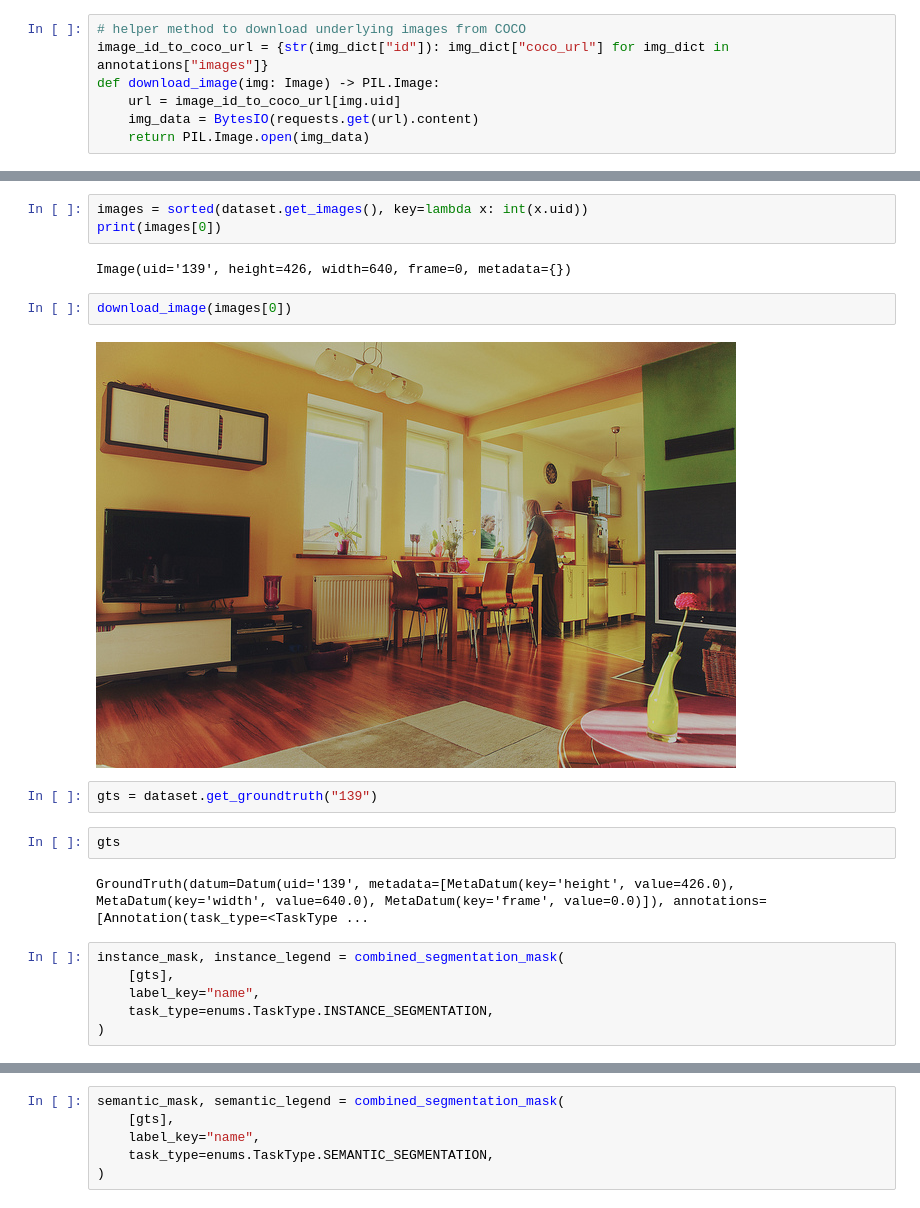
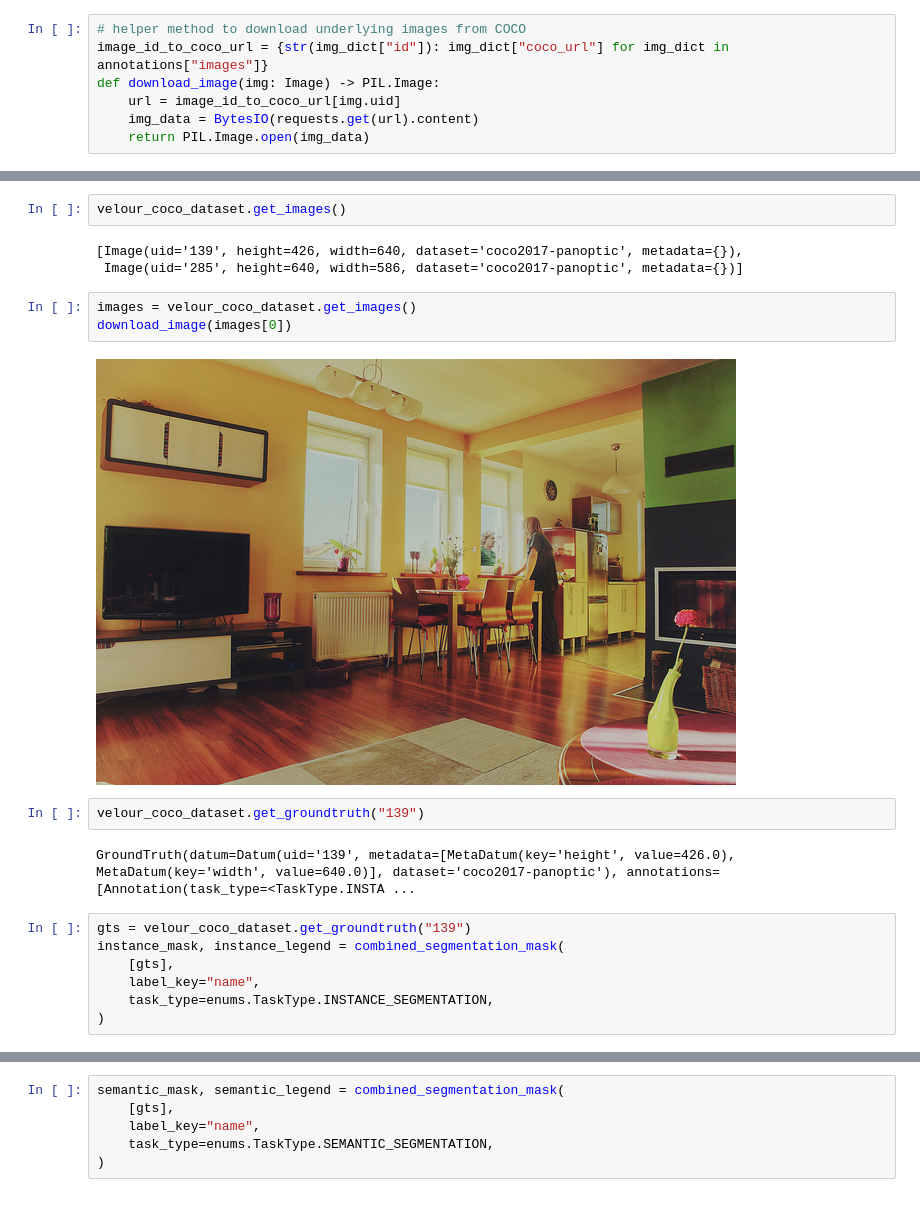
Before and after one commit to Striveworks/valor, a Jupyter notebook: sample_notebooks/coco-panoptic.ipynb, the cells around one changed output, grey strips where cells are left out. Saved outputs shown, nothing was run; the diff lists cells and outputs as text.

```diff
--- a/sample_notebooks/coco-panoptic.ipynb
+++ b/sample_notebooks/coco-panoptic.ipynb
@@ -70,19 +69,19 @@ dataset.get_datums()
-# %%
-images = sorted(dataset.get_images(), key=lambda x: int(x.uid))
-print(images[0])
-# %% [output]
-Image(uid='139', height=426, width=640, frame=0, metadata={})
-# %%
-download_image(images[0])
-# %% [output]
-[figure, removed]
+# %%
+velour_coco_dataset.get_images()
+# %% [output]
+[Image(uid='139', height=426, width=640, dataset='coco2017-panoptic', metadata={}),
+ Image(uid='285', height=640, width=586, dataset='coco2017-panoptic', metadata={})]
+# %%
+images = velour_coco_dataset.get_images()
+download_image(images[0])
+# %% [output]
+[figure, added]
 # %%
-gts = dataset.get_groundtruth("139")
+velour_coco_dataset.get_groundtruth("139")
+# %% [output]
+GroundTruth(datum=Datum(uid='139', metadata=[MetaDatum(key='height', value=426.0), MetaDatum(key='width', value=640.0)], dataset='coco2017-panoptic'), annotations=[Annotation(task_type=<TaskType.INSTA ...
-# %%
-gts
-# %% [output]
-GroundTruth(datum=Datum(uid='139', metadata=[MetaDatum(key='height', value=426.0), MetaDatum(key='width', value=640.0), MetaDatum(key='frame', value=0.0)]), annotations=[Annotation(task_type=<TaskType ...
 # %%
+gts = velour_coco_dataset.get_groundtruth("139")
 instance_mask, instance_legend = combined_segmentation_mask(
     [gts],
     label_key="name",
```
Also changed, not shown: parts of 89 cells of this notebook, 8 other files.
